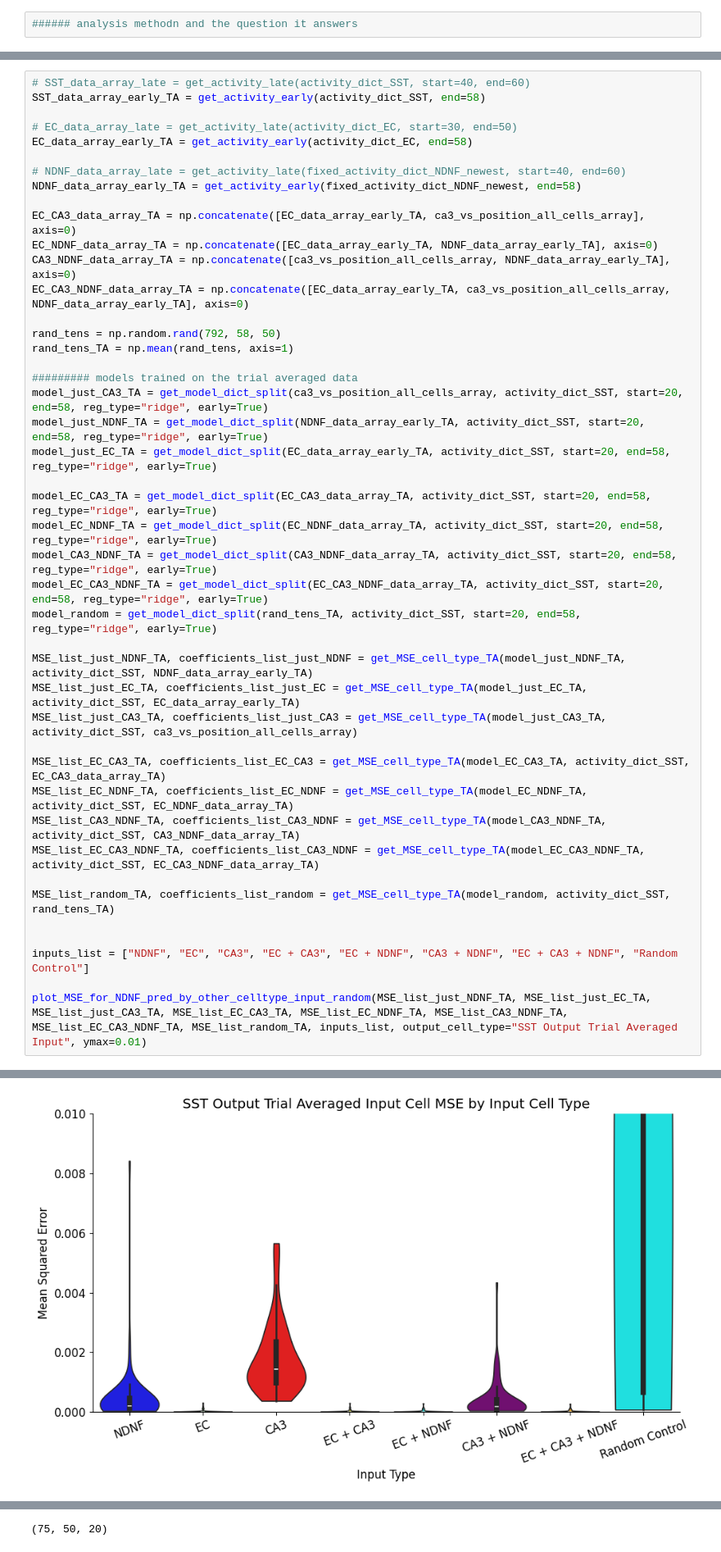
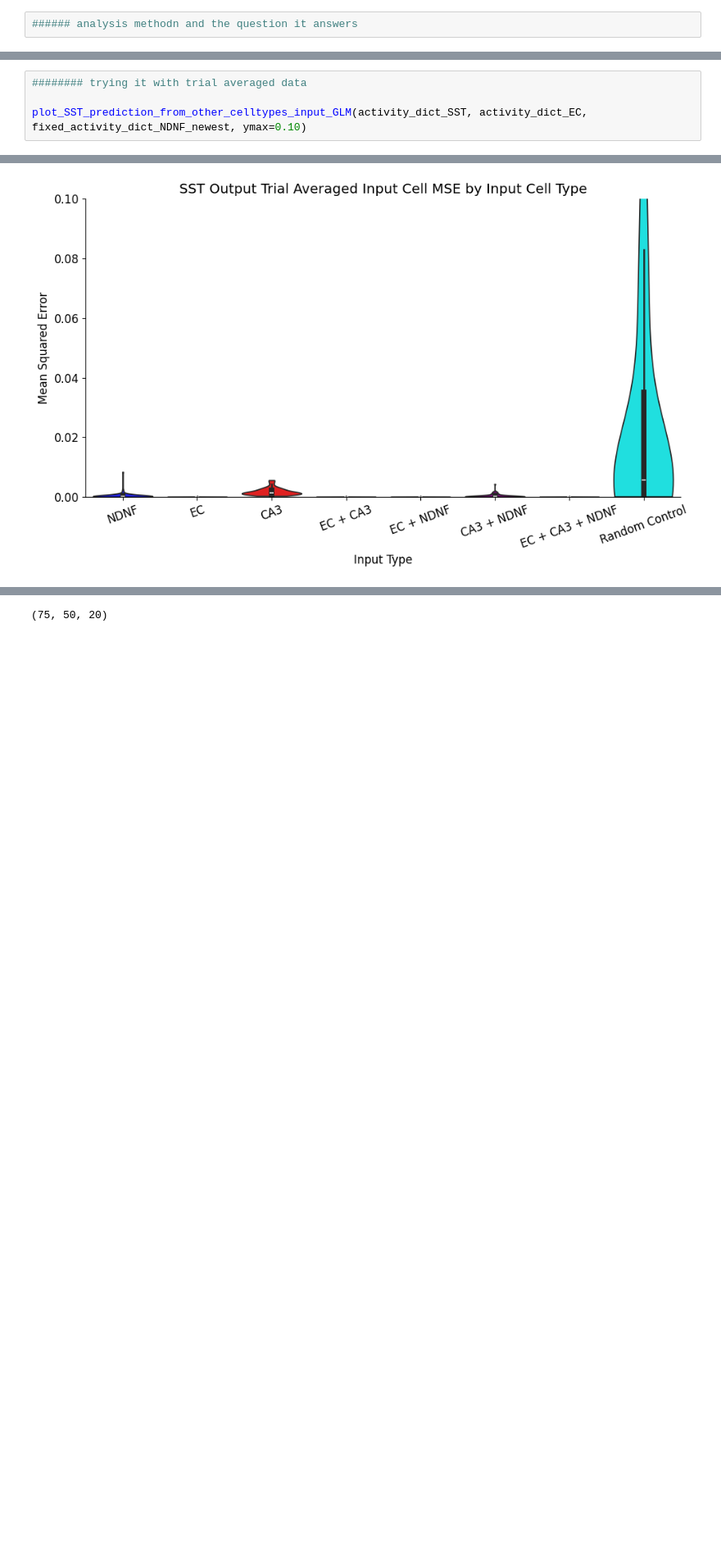
Before and after one commit to Milstein-Lab/CA1-interneuron-GLM, a Jupyter notebook: Clean_notebooks_to_date/finding_weights_over_NDNF.ipynb, the cells around one changed output, grey strips where cells are left out. Shown at 82% size. Drawn from its saved outputs; the diff is of its cells as text; blank space fills up the shorter version.

```diff
--- a/Clean_notebooks_to_date/finding_weights_over_NDNF.ipynb
+++ b/Clean_notebooks_to_date/finding_weights_over_NDNF.ipynb
@@ -411,66 +268,26 @@ def plot_MSE_for_NDNF_pred_by_other_celltype_input_random(MSE_list_just_SST, MSE
 # %%
-# SST_data_array_late = get_activity_late(activity_dict_SST, start=40, end=60)
-SST_data_array_early_TA = get_activity_early(activity_dict_SST, end=58)
+######## trying it with trial averaged data
 
-# EC_data_array_late = get_activity_late(activity_dict_EC, start=30, end=50)
-EC_data_array_early_TA = get_activity_early(activity_dict_EC, end=58)
-
-# NDNF_data_array_late = get_activity_late(fixed_activity_dict_NDNF_newest, start=40, end=60)
-NDNF_data_array_early_TA = get_activity_early(fixed_activity_dict_NDNF_newest, end=58)
-
-EC_CA3_data_array_TA = np.concatenate([EC_data_array_early_TA, ca3_vs_position_all_cells_array], axis=0)
-EC_NDNF_data_array_TA = np.concatenate([EC_data_array_early_TA, NDNF_data_array_early_TA], axis=0)
-CA3_NDNF_data_array_TA = np.concatenate([ca3_vs_position_all_cells_array, NDNF_data_array_early_TA], axis=0)
-EC_CA3_NDNF_data_array_TA = np.concatenate([EC_data_array_early_TA, ca3_vs_position_all_cells_array, NDNF_data_array_early_TA], axis=0)
-
-rand_tens = np.random.rand(792, 58, 50)
-rand_tens_TA = np.mean(rand_tens, axis=1)
-
-######### models trained on the trial averaged data
-model_just_CA3_TA = get_model_dict_split(ca3_vs_position_all_cells_array, activity_dict_SST, start=20, end=58, reg_type="ridge", early=True)
-model_just_NDNF_TA = get_model_dict_split(NDNF_data_array_early_TA, activity_dict_SST, start=20, end=58, reg_type="ridge", early=True)
-model_just_EC_TA = get_model_dict_split(EC_data_array_early_TA, activity_dict_SST, start=20, end=58, reg_type="ridge", early=True)
-
-model_EC_CA3_TA = get_model_dict_split(EC_CA3_data_array_TA, activity_dict_SST, start=20, end=58, reg_type="ridge", early=True)
-model_EC_NDNF_TA = get_model_dict_split(EC_NDNF_data_array_TA, activity_dict_SST, start=20, end=58, reg_type="ridge", early=True)
-model_CA3_NDNF_TA = get_model_dict_split(CA3_NDNF_data_array_TA, activity_dict_SST, start=20, end=58, reg_type="ridge", early=True)
-model_EC_CA3_NDNF_TA = get_model_dict_split(EC_CA3_NDNF_data_array_TA, activity_dict_SST, start=20, end=58, reg_type="ridge", early=True)
-model_random = get_model_dict_split(rand_tens_TA, activity_dict_SST, start=20, end=58, reg_type="ridge", early=True)
-
-MSE_list_just_NDNF_TA, coefficients_list_just_NDNF = get_MSE_cell_type_TA(model_just_NDNF_TA, activity_dict_SST, NDNF_data_array_early_TA)
-MSE_list_just_EC_TA, coefficients_list_just_EC = get_MSE_cell_type_TA(model_just_EC_TA, activity_dict_SST, EC_data_array_early_TA)
-MSE_list_just_CA3_TA, coefficients_list_just_CA3 = get_MSE_cell_type_TA(model_just_CA3_TA, activity_dict_SST, ca3_vs_position_all_cells_array)
-
-MSE_list_EC_CA3_TA, coefficients_list_EC_CA3 = get_MSE_cell_type_TA(model_EC_CA3_TA, activity_dict_SST, EC_CA3_data_array_TA)
-MSE_list_EC_NDNF_TA, coefficients_list_EC_NDNF = get_MSE_cell_type_TA(model_EC_NDNF_TA, activity_dict_SST, EC_NDNF_data_array_TA)
-MSE_list_CA3_NDNF_TA, coefficients_list_CA3_NDNF = get_MSE_cell_type_TA(model_CA3_NDNF_TA, activity_dict_SST, CA3_NDNF_data_array_TA)
-MSE_list_EC_CA3_NDNF_TA, coefficients_list_CA3_NDNF = get_MSE_cell_type_TA(model_EC_CA3_NDNF_TA, activity_dict_SST, EC_CA3_NDNF_data_array_TA)
-
-MSE_list_random_TA, coefficients_list_random = get_MSE_cell_type_TA(model_random, activity_dict_SST, rand_tens_TA)
-
-
-inputs_list = ["NDNF", "EC", "CA3", "EC + CA3", "EC + NDNF", "CA3 + NDNF", "EC + CA3 + NDNF", "Random Control"]
-
-plot_MSE_for_NDNF_pred_by_other_celltype_input_random(MSE_list_just_NDNF_TA, MSE_list_just_EC_TA, MSE_list_just_CA3_TA, MSE_list_EC_CA3_TA, MSE_list_EC_NDNF_TA, MSE_list_CA3_NDNF_TA, MSE_list_EC_CA3_NDNF_TA, MSE_list_random_TA, inputs_list, output_cell_type="SST Output Trial Averaged Input", ymax=0.01)
+plot_SST_prediction_from_other_celltypes_input_GLM(activity_dict_SST, activity_dict_EC, fixed_activity_dict_NDNF_newest, ymax=0.10)
 # %% [output]
 (200, 50)
 (50,)
 (200, 50)
 (50,)
 (200, 50)
 (50,)
 (200, 50)
 (50,)
 (200, 50)
 (50,)
 (200, 50)
 (50,)
 ... (1184 lines left out)
 (792, 50)
 (50,)
 (792, 50)
 (50,)
 Passing `palette` without assigning `hue` is deprecated and will be removed in v0.14.0. Assign the `x` variable to `hue` and set `legend=False` for the same effect.
 
   sns.violinplot(x="Input", y="MSE", data=df, inner="box", cut=0, palette=custom_palette)
-[figure, old version]
+[figure, new version]
```
Also changed, not shown: parts of 47 cells of this notebook.
